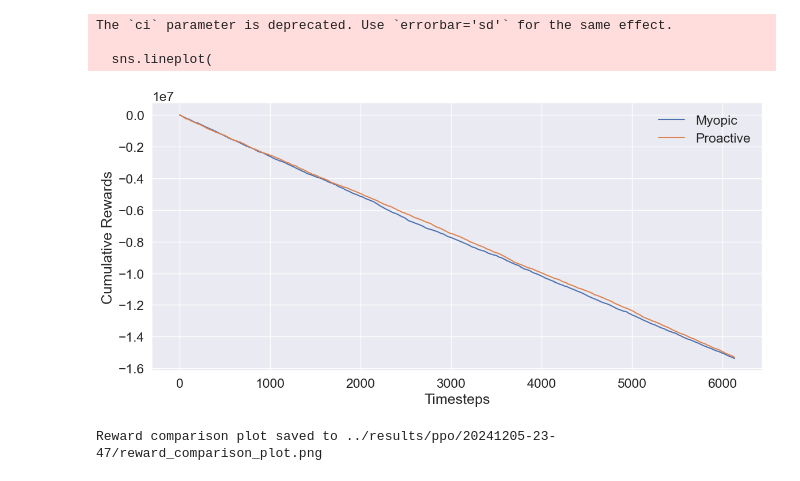
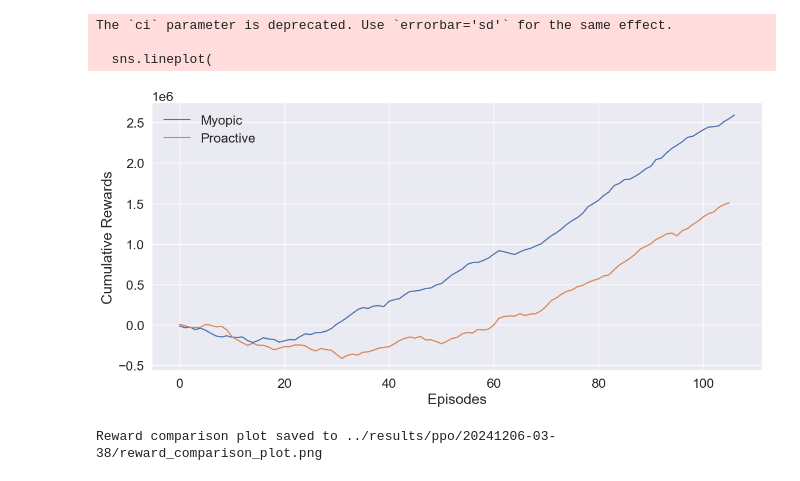
Before and after one commit to PieterBecking/Boeing-ADM-DRL-Github, a Jupyter notebook: notebooks_utils/train_ppo_both.ipynb, the cells around one changed output. Cells and saved outputs as stored; diff of their text form; code cells hidden in the pictures.

```diff
--- a/notebooks_utils/train_ppo_both.ipynb
+++ b/notebooks_utils/train_ppo_both.ipynb
@@ -261,61 +234,73 @@ import numpy as np
 import matplotlib.pyplot as plt
 import os
 
-def plot_rewards(total_rewards_logging, results_dir, smooth=10):
+def plot_rewards(episode_rewards_myopic, episode_rewards_proactive, results_dir, smooth=1):
     """
-    Plot cumulative rewards for different environment types with smoothing applied.
+    Plot cumulative episode rewards for the myopic and proactive environments with optional smoothing.
 
     Args:
-        total_rewards_logging (dict): Nested dictionary containing environment types and their respective rewards.
+        episode_rewards_myopic (list): Per-episode total rewards for the myopic environment.
+        episode_rewards_proactive (list): Per-episode total rewards for the proactive environment.
         results_dir (str): Directory to save the resulting plot.
-        smooth (int): Smoothing factor for cumulative rewards.
+        smooth (int): Smoothing factor (rolling average window size) for cumulative rewards.
     """
     data = []
-    for env_type, scenarios in total_rewards_logging.items():
-        for scenario_idx, rewards in scenarios.items():
-            cumulative_rewards = np.cumsum(rewards)
-            # Apply smoothing
-            if smooth > 1:
-                smoothed_rewards = np.convolve(
-                    cumulative_rewards, np.ones(smooth) / smooth, mode="valid"
-                )
-            else:
-                smoothed_rewards = cumulative_rewards
-            data.append(pd.DataFrame({
-                "Timesteps": range(len(smoothed_rewards)),
-                "Cumulative Rewards": smoothed_rewards,
-                "Environment": env_type.capitalize()
-            }))
 
-    # Combine data into a single DataFrame for Seaborn
+    # Process myopic rewards
+    if len(episode_rewards_myopic) > 0:
+        cumulative_myopic = np.cumsum(episode_rewards_myopic)
+        if smooth > 1:
+            cumulative_myopic = np.convolve(cumulative_myopic, np.ones(smooth)/smooth, mode='valid')
+        data.append(pd.DataFrame({
+            "Episodes": range(len(cumulative_myopic)),
+            "Cumulative Rewards": cumulative_myopic,
+            "Environment": "Myopic"
+        }))
+
+    # Process proactive rewards
+    if len(episode_rewards_proactive) > 0:
+        cumulative_proactive = np.cumsum(episode_rewards_proactive)
+        if smooth > 1:
+            cumulative_proactive = np.convolve(cumulative_proactive, np.ones(smooth)/smooth, mode='valid')
+        data.append(pd.DataFrame({
+            "Episodes": range(len(cumulative_proactive)),
+            "Cumulative Rewards": cumulative_proactive,
+            "Environment": "Proactive"
+        }))
+
+    if not data:
+        print("No data available to plot.")
+        return
+
+    # Combine into a single DataFrame
     plot_data = pd.concat(data, ignore_index=True)
 
     # Create the plot
     sns.set(style="darkgrid", font_scale=1.5)
     plt.figure(figsize=(12, 6))
     sns.lineplot(
         data=plot_data,
-        x="Timesteps",
+        x="Episodes",
         y="Cumulative Rewards",
         hue="Environment",
         ci='sd'
     )
-    plt.xlabel("Timesteps")
+    plt.xlabel("Episodes")
     plt.ylabel("Cumulative Rewards")
-    plt.legend(frameon=False)  # Remove the border of the legend
+    plt.legend(frameon=False)
     plt.tight_layout()
 
-    # Save and display the plot
+    # Save and show the plot
     plot_file = os.path.join(results_dir, "reward_comparison_plot.png")
     plt.savefig(plot_file)
     plt.show()
     print(f"Reward comparison plot saved to {plot_file}")
 
-# pplot
-plot_rewards(total_rewards_logging, results_dir)
+# Example usage:
+plot_rewards(episode_rewards_myopic, episode_rewards_proactive, results_dir)
 # %% [output]
 The `ci` parameter is deprecated. Use `errorbar='sd'` for the same effect.
 
   sns.lineplot(
-[figure, old version]
+[figure, new version]
-Reward comparison plot saved to ../results/ppo/20241205-23-47/reward_comparison_plot.png
+Reward comparison plot saved to ../results/ppo/20241206-03-38/reward_comparison_plot.png
```
Also changed, not shown: parts of 3 cells of this notebook.
